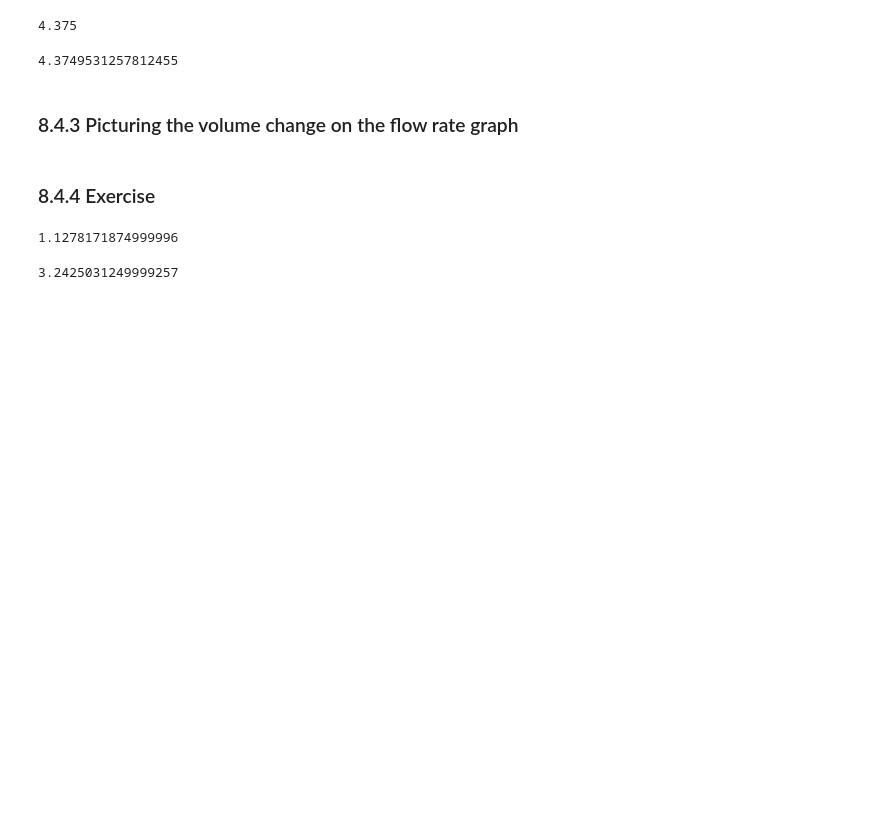
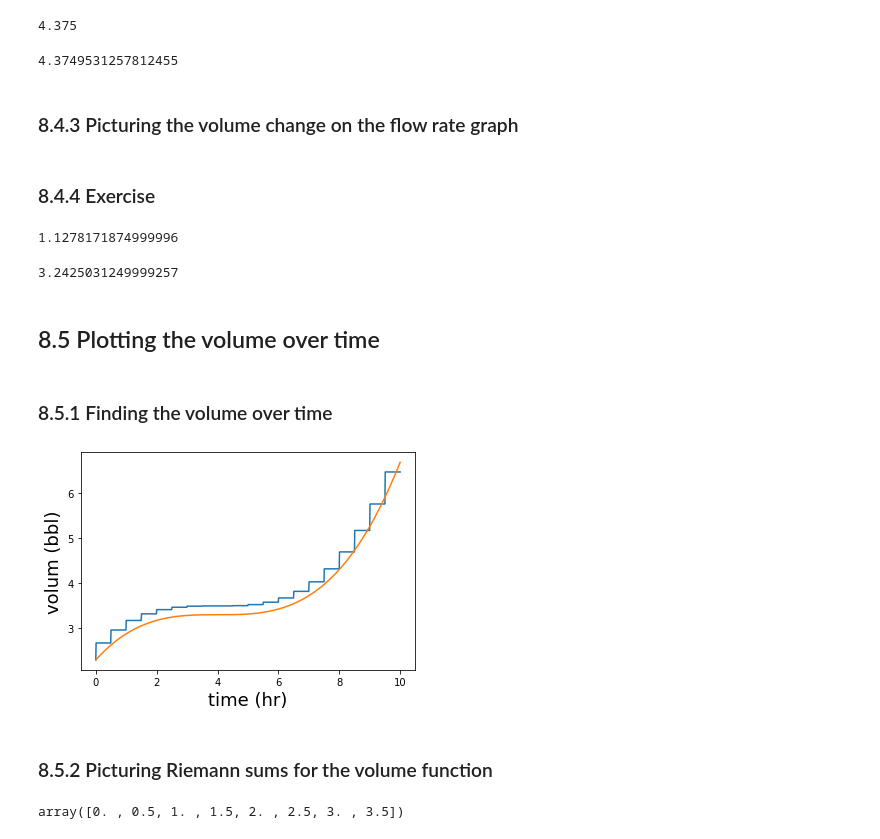
Before and after one commit to Samuel-wei/Math-for-Programmers, a Jupyter notebook: Chapter 08/ch08_UnderstandingRatesofChange.ipynb, the cells around one changed output. Cells and saved outputs as stored; diff of their text form; code cells hidden in the pictures; blank space fills up the shorter version.

```diff
--- a/Chapter 08/ch08_UnderstandingRatesofChange.ipynb
+++ b/Chapter 08/ch08_UnderstandingRatesofChange.ipynb
@@ -329,3 +329,26 @@ volume_change(flow_rate,0,6,0.01)
 volume_change(flow_rate,6,10,0.01)
 # %% [output]
 3.2425031249999257
+# %% [markdown]
+## 8.5 Plotting the volume over time
+# %% [markdown]
+### 8.5.1 Finding the volume over time
+# %%
+def approximate_volume(q,v0,dt,T):
+    return v0 + volume_change(q,0,T,dt)
+# %%
+def approximate_volume_function(q,v0,dt):
+    def volume_function(T):
+        return approximate_volume(q,v0,dt,T)
+    return volume_function
+# %%
+plot_volume(approximate_volume_function(flow_rate,2.3,0.5),0,10)
+plot_volume(volume,0,10)
+# %% [output]
+[figure, added]
+# %% [markdown]
+### 8.5.2 Picturing Riemann sums for the volume function
+# %%
+np.arange(0,3.9,0.5)
+# %% [output]
+array([0. , 0.5, 1. , 1.5, 2. , 2.5, 3. , 3.5])
```
Also changed, not shown: parts of 8 cells of this notebook.
